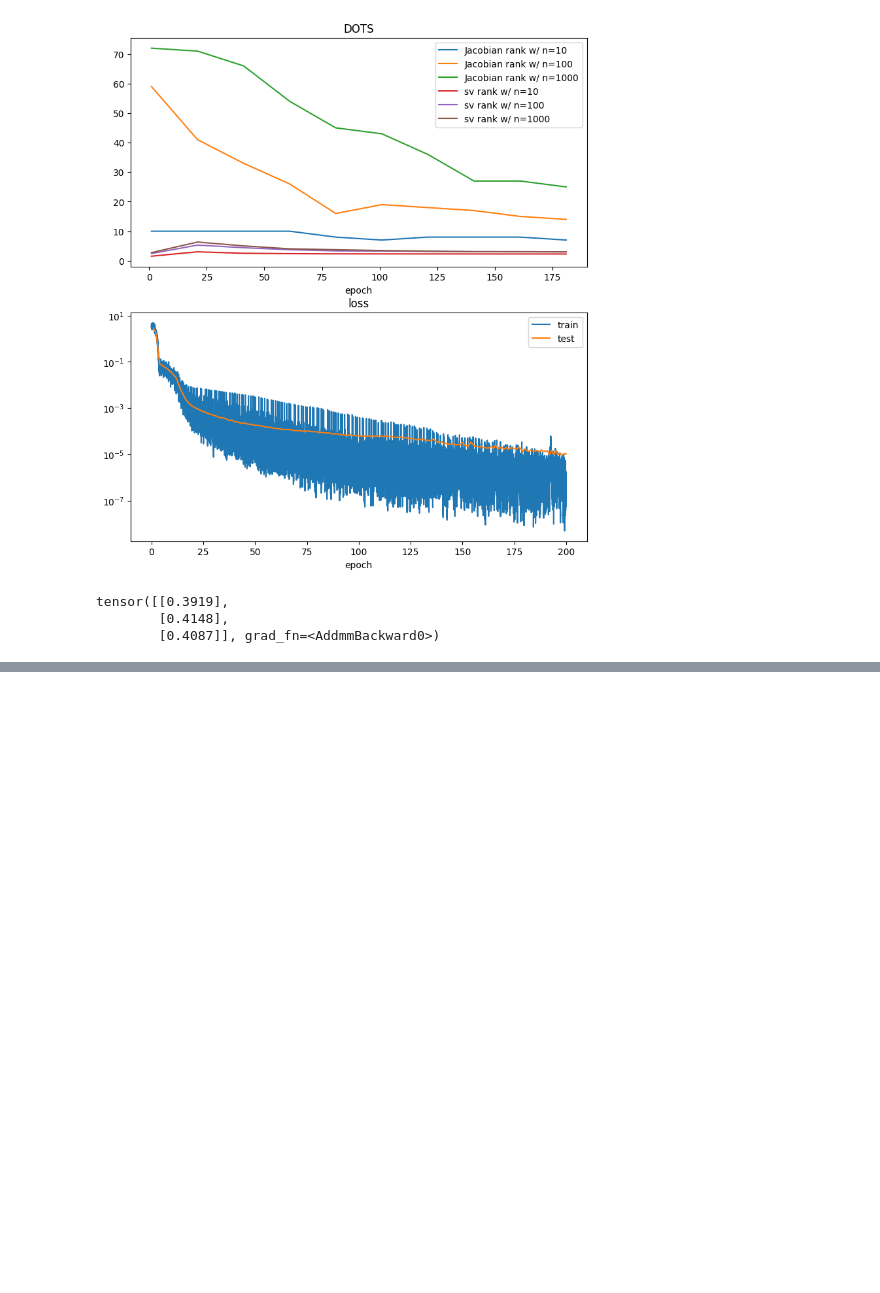
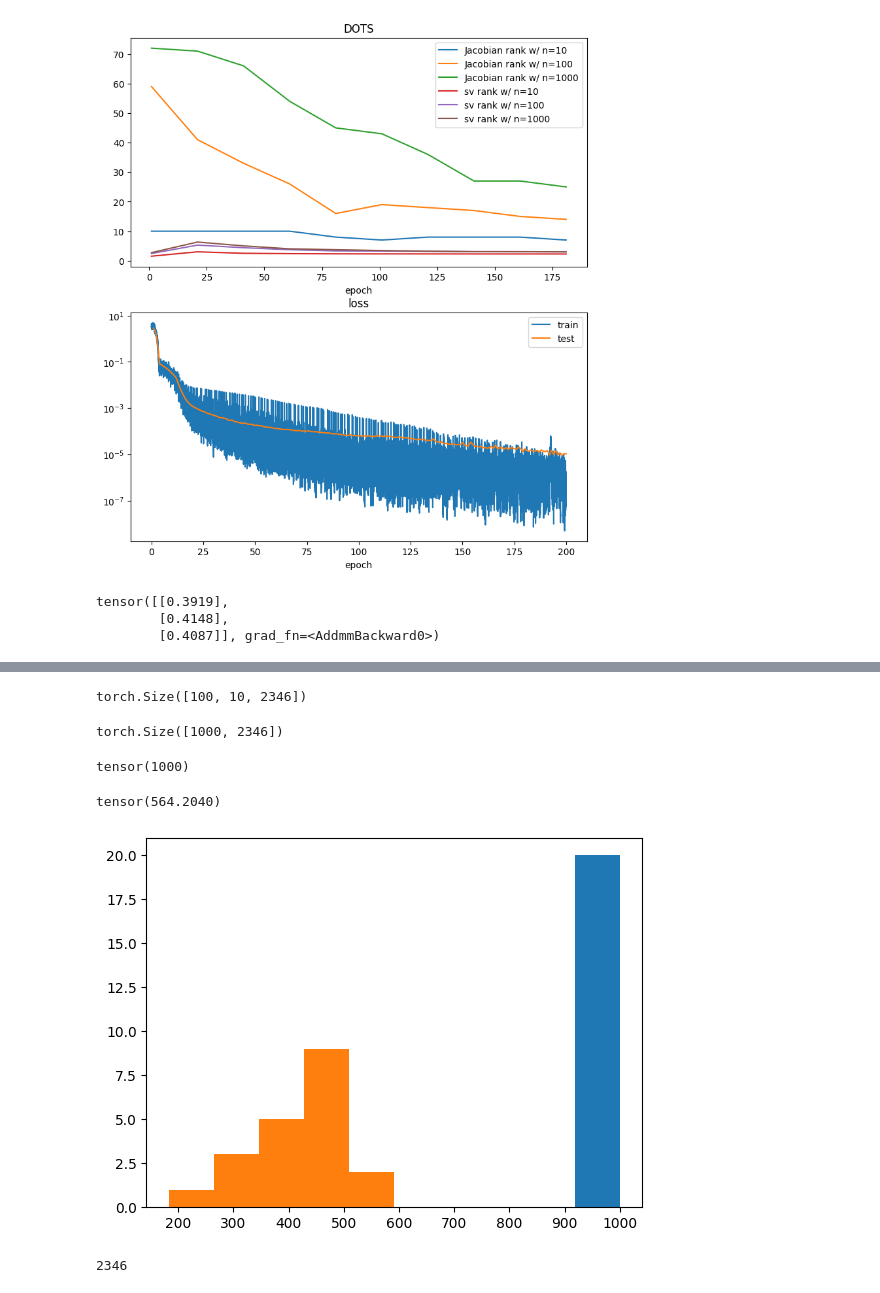
Before and after one commit to LRudL/dots, a Jupyter notebook: notebooks/dots_train_testing.ipynb, the cells around one changed output, grey strips where cells are left out. Cells and saved outputs as stored; diff of their text form; code cells hidden in the pictures; blank space fills up the shorter version.

Commit message:
Training tweaks, MNIST training

```diff
--- a/notebooks/dots_train_testing.ipynb
+++ b/notebooks/dots_train_testing.ipynb
@@ -127,0 +208,39 @@ tensor([[0.3919],
+# %%
+def mnist_data_gen(n):
+    return t.randn((n, 1, 28, 28)) / 2 + 0.5
+
+im10 = mnist_data_gen(10)
+im100 = mnist_data_gen(100)
+im1000 = mnist_data_gen(1000)
+# %%
+cnn.jacobian(im100).shape
+# %% [output]
+torch.Size([100, 10, 2346])
+# %%
+cnn.matrix_jacobian(im100).shape
+# %% [output]
+torch.Size([1000, 2346])
+# %%
+cnn.jacobian_matrix_rank(im100)
+# %% [output]
+tensor(1000)
+# %%
+cnn.singular_value_rank(im100)
+# %% [output]
+tensor(564.2040)
+# %%
+jacobian_init_ranks = [
+    m.jacobian_matrix_rank(im100).item()
+    for m in [BasicCNN() for _ in range(20)]
+]
+
+singular_value_init_ranks = [
+    m.singular_value_rank(im100).item()
+    for m in [BasicCNN() for _ in range(20)]
+]
+# %%
+plt.hist([jacobian_init_ranks, singular_value_init_ranks],
+         histtype="barstacked");
+# plt.hist(singular_value_init_ranks)
+# %% [output]
+[figure, added]
@@ -127,0 +268,4 @@ tensor([[0.3919],
+# %%
+cnn.count_params()
+# %% [output]
+2346
```
Also changed, not shown: parts of 20 cells of this notebook, 2 other files.
